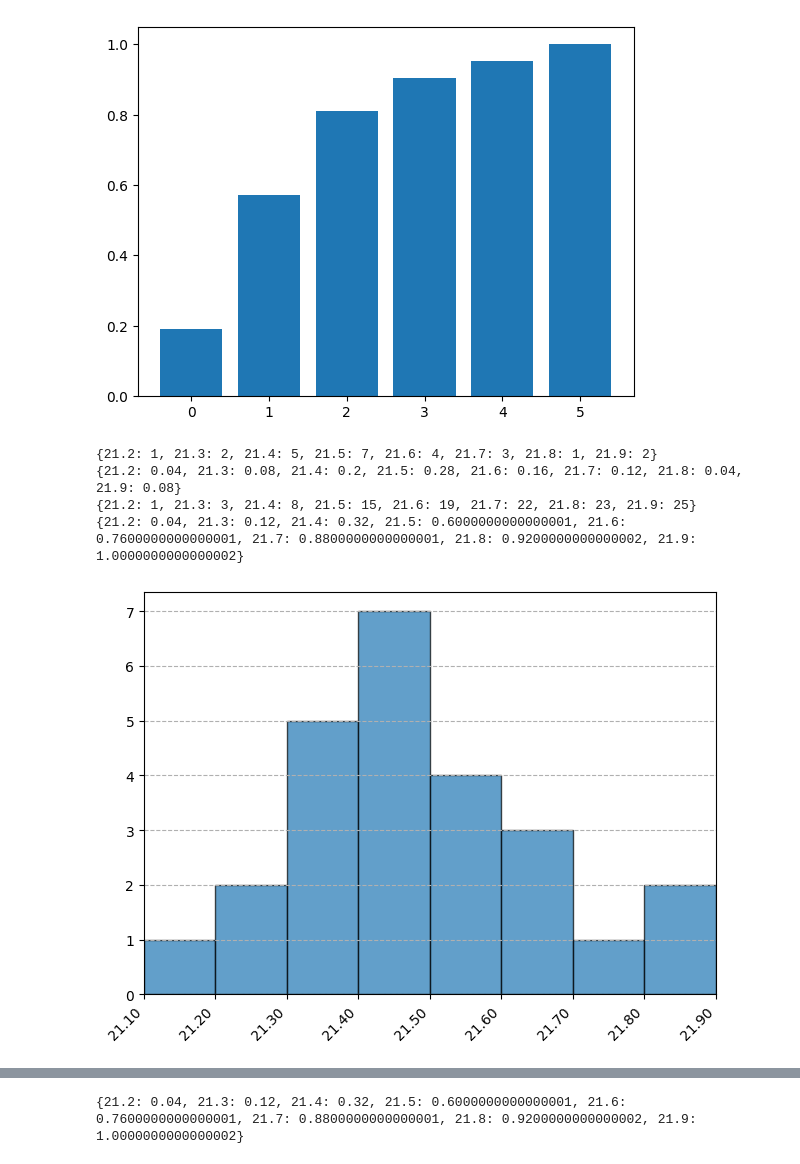
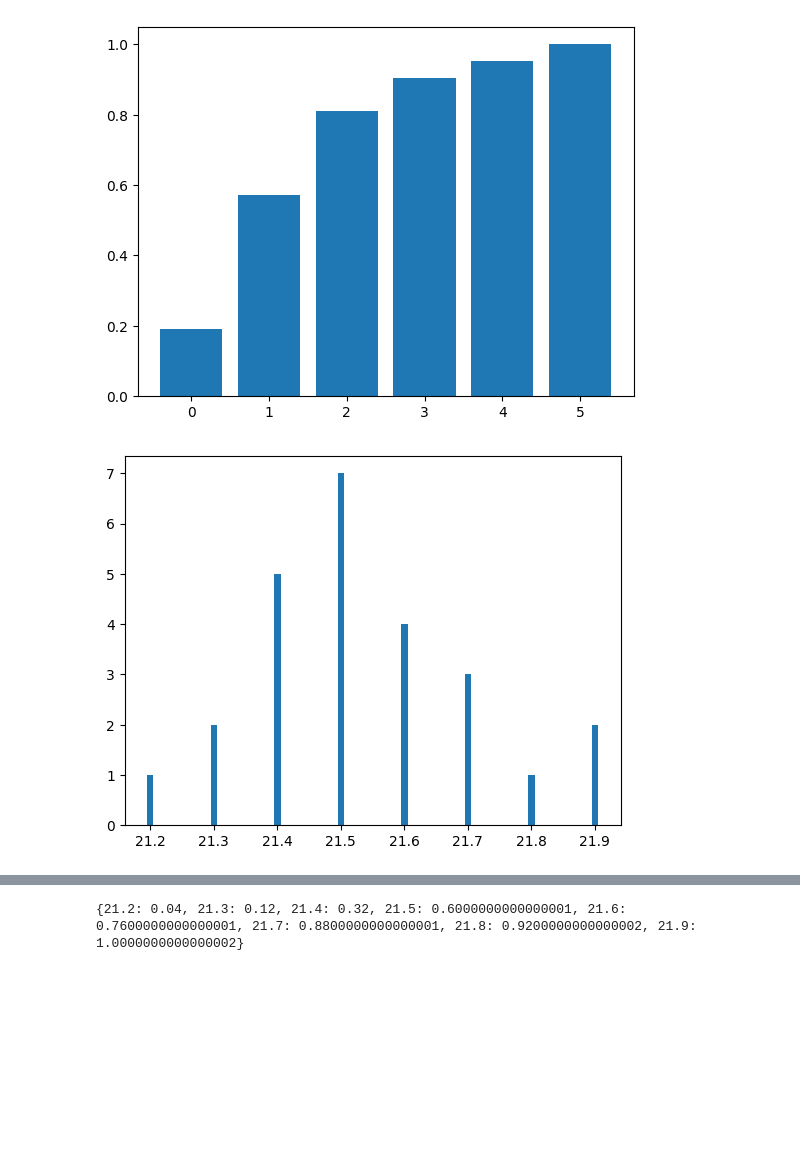
Before and after one commit to JoaoVCMiranda/estatistica, a Jupyter notebook: Capítulo_2_Questões.ipynb, the cells around one changed output, grey strips where cells are left out. Saved outputs shown, nothing was run; the diff lists cells and outputs as text; code cells hidden in the pictures; blank space fills up the shorter version.

```diff
--- a/Capítulo_2_Questões.ipynb
+++ b/Capítulo_2_Questões.ipynb
@@ -14,18 +17,17 @@ barplot(freq_acuml_pag_12)
 # %%
 dados_pag_13 = [21.5, 21.4, 21.8, 21.5, 21.6,
                 21.7, 21.6, 21.4, 21.2, 21.7,
                 21.3, 21.5, 21.7, 21.4, 21.4,
                 21.5, 21.9, 21.6, 21.3, 21.5,
                 21.4, 21.5, 21.6, 21.9, 21.5]
-print(get_frequencias(dados_pag_13))
-print(get_frequencias_relativas(dados_pag_13))
 
-print(get_frequencias_acumuladas(dados_pag_13))
-print(get_frequencias_relativas_acumuladas(dados_pag_13))
-barplot_continuo(get_frequencias(dados_pag_13))
+barplot(
+    get_frequencias(
+        discretizar(
+            dados_pag_13
+        )
+    ),
+    h = get_precisao(dados_pag_13)
+)
 # %% [output]
-{21.2: 1, 21.3: 2, 21.4: 5, 21.5: 7, 21.6: 4, 21.7: 3, 21.8: 1, 21.9: 2}
-{21.2: 0.04, 21.3: 0.08, 21.4: 0.2, 21.5: 0.28, 21.6: 0.16, 21.7: 0.12, 21.8: 0.04, 21.9: 0.08}
-{21.2: 1, 21.3: 3, 21.4: 8, 21.5: 15, 21.6: 19, 21.7: 22, 21.8: 23, 21.9: 25}
-{21.2: 0.04, 21.3: 0.12, 21.4: 0.32, 21.5: 0.6000000000000001, 21.6: 0.7600000000000001, 21.7: 0.8800000000000001, 21.8: 0.9200000000000002, 21.9: 1.0000000000000002}
-[figure, old version]
+[figure, new version]
```
Also changed, not shown: parts of 16 cells of this notebook, 6 other files.
